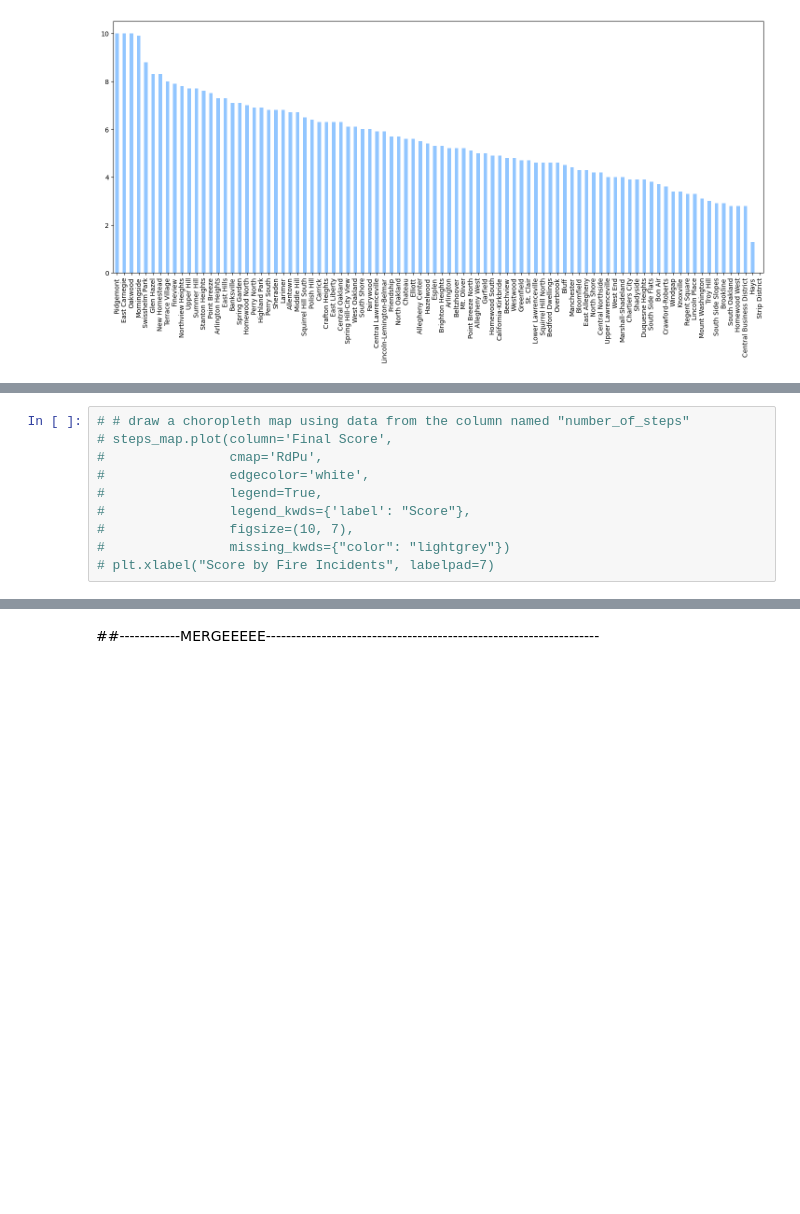
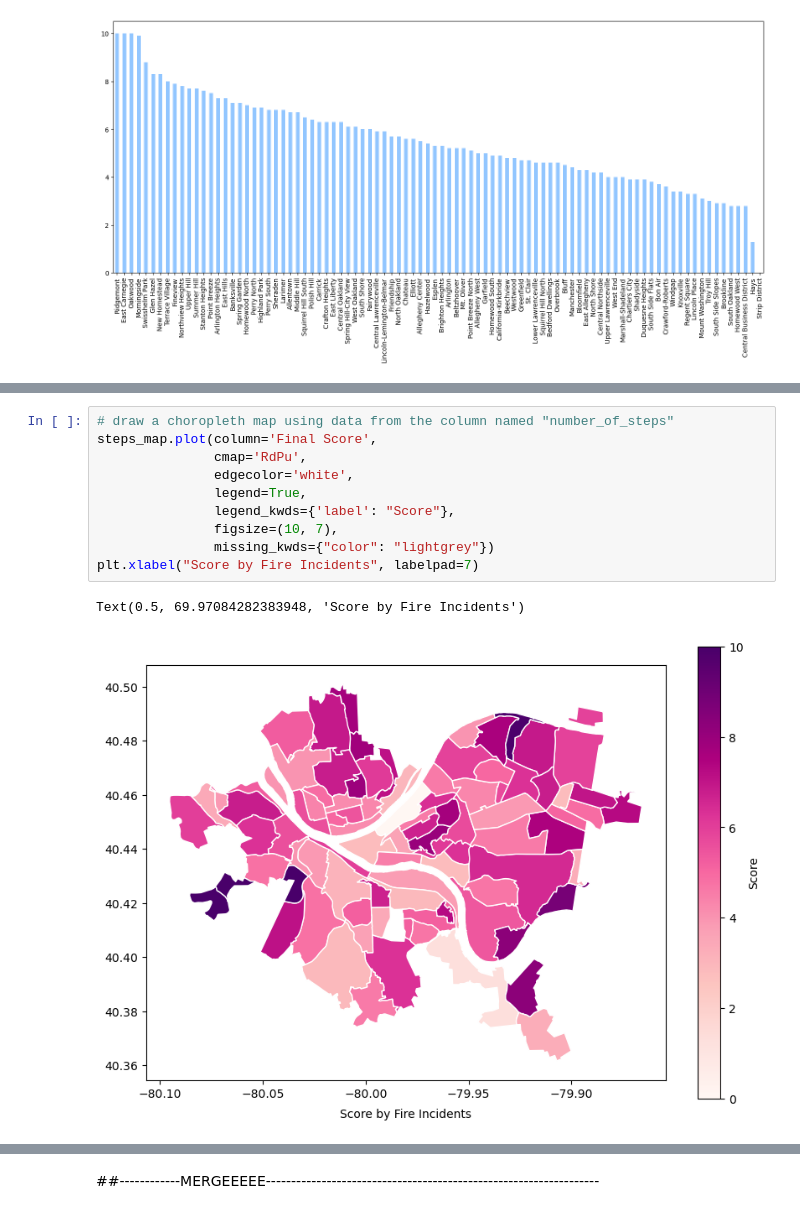
Before and after one commit to XianyuZhao04/CMPINF-0010-FinalProject, a Jupyter notebook: finalNotebook.ipynb, the cells around one changed output, grey strips where cells are left out. Drawn from its saved outputs; the diff is of its cells as text; blank space fills up the shorter version.

```diff
--- a/finalNotebook.ipynb
+++ b/finalNotebook.ipynb
@@ -327,11 +329,14 @@ fire_incidents_neighborhood['Final Score'].plot(kind='bar')
 # %%
-# # draw a choropleth map using data from the column named "number_of_steps"
-# steps_map.plot(column='Final Score',
-#                cmap='RdPu',
-#                edgecolor='white',
-#                legend=True,
-#                legend_kwds={'label': "Score"},
-#                figsize=(10, 7),
-#                missing_kwds={"color": "lightgrey"})
-# plt.xlabel("Score by Fire Incidents", labelpad=7)
+# draw a choropleth map using data from the column named "number_of_steps"
+steps_map.plot(column='Final Score',
+               cmap='RdPu',
+               edgecolor='white',
+               legend=True,
+               legend_kwds={'label': "Score"},
+               figsize=(10, 7),
+               missing_kwds={"color": "lightgrey"})
+plt.xlabel("Score by Fire Incidents", labelpad=7)
+# %% [output]
+Text(0.5, 69.97084282383948, 'Score by Fire Incidents')
+[figure, added]
 # %%
```
Also changed, not shown: parts of 22 cells of this notebook.
